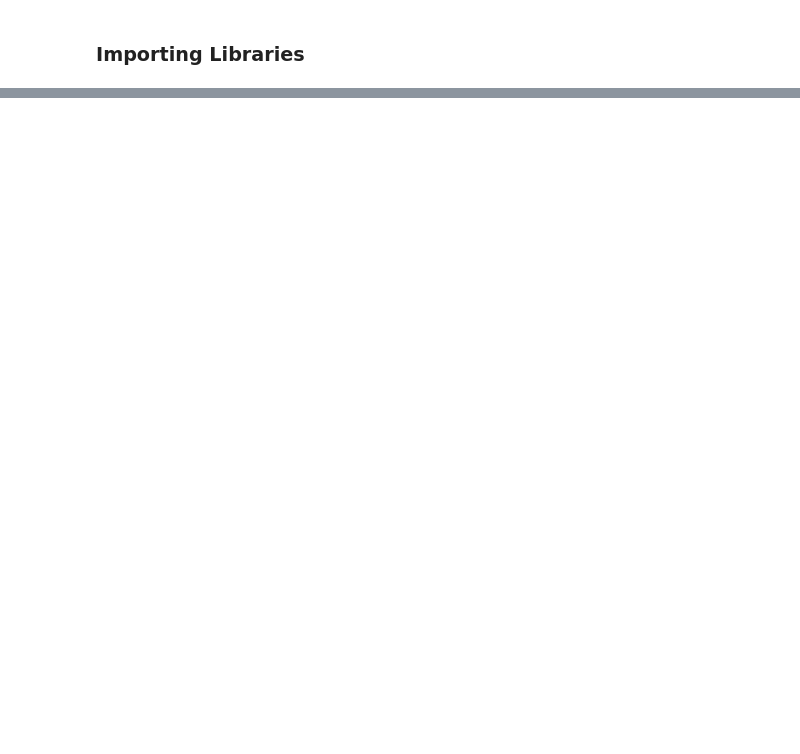
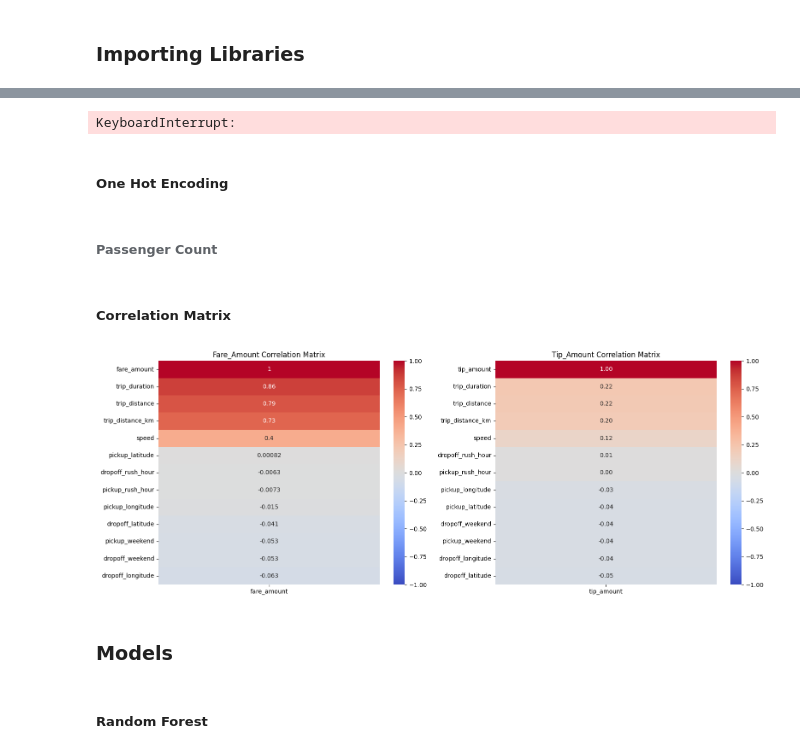
Before and after one commit to evangelineolivia/Assignment2_MachineLearning, a Jupyter notebook: NYTaxiPrediction.ipynb, the cells around one changed output, grey strips where cells are left out. Cells and saved outputs as stored; diff of their text form; code cells hidden in the pictures; blank space fills up the shorter version.

```diff
--- a/NYTaxiPrediction.ipynb
+++ b/NYTaxiPrediction.ipynb
@@ -19,0 +295,77 @@ train.head(5)
+# %%
+url = "https://raw.githubusercontent.com/dwillis/nyc-maps/master/boroughs.geojson"
+boroughs = gpd.read_file(url).to_crs(epsg=4326)
+boroughs = boroughs.rename(columns={'BoroName': 'borough'})  # Adjust if needed
+
+dropoff_gdf = gpd.GeoDataFrame(
+    train,
+    geometry=gpd.points_from_xy(train['dropoff_longitude'], train['dropoff_latitude']),
+    crs='EPSG:4326'
+)
+
+dropoff_with_borough = gpd.sjoin(dropoff_gdf, boroughs[['borough', 'geometry']], how='left', predicate='within')
+train['dropoff_borough'] = dropoff_with_borough['borough']
+# %%
+borough_colors = {
+    'Manhattan': 'red',
+    'Brooklyn': 'blue',
+    'Queens': 'green',
+    'Bronx': 'orange',
+    'JFK': 'black',
+    'Other': 'purple',
+    'Unknown': 'pink'
+}
+
+plt.figure(figsize=(5, 5))
+
+
+for borough, color in borough_colors.items():
+    subset = train[train['dropoff_borough'] == borough]
+    plt.scatter(
+        subset['dropoff_longitude'],
+        subset['dropoff_latitude'],
+        s=1,
+        alpha=0.4,
+        c=color,
+        label=borough
+    )
+
+plt.title("Dropoff Locations by Borough")
+plt.xlabel("Longitude")
+plt.ylabel("Latitude")
+plt.legend(markerscale=10)
+plt.grid(True)
+plt.show()
+# %% [output]
+KeyboardInterrupt:
+# %% [markdown]
+##### One Hot Encoding
+# %% [markdown]
+###### Passenger Count
+# %%
+categorical_cols = ['passenger_count', 'vendor_id','rate_code','payment_type']
+
+train = pd.get_dummies(train, columns=categorical_cols, prefix=categorical_cols)
+test = pd.get_dummies(test, columns=categorical_cols, prefix=categorical_cols)
+# %% [markdown]
+##### Correlation Matrix
+# %%
+numeric_cols = train.select_dtypes(include=['number'])
+
+fare_corr_matrix = numeric_cols.drop(columns=['tip_amount']).corr()
+tip_corr_matrix = numeric_cols.drop(columns=['fare_amount']).corr()
+
+fig, axes = plt.subplots(1, 2, figsize=(16, 6))
+sns.heatmap(fare_corr_matrix[['fare_amount']].sort_values(by='fare_amount', ascending=False),
+            annot=True, cmap='coolwarm', vmin=-1, vmax=1, ax=axes[0])
+axes[0].set_title("Fare_Amount Correlation Matrix")
+sns.heatmap(tip_corr_matrix[['tip_amount']].sort_values(by='tip_amount', ascending=False),
+            annot=True, fmt=".2f", cmap='coolwarm', ax=axes[1], vmin=-1, vmax=1)
+axes[1].set_title("Tip_Amount Correlation Matrix")
+
+plt.tight_layout()
+plt.show()
+# %% [output]
+[figure, added]
+# %% [markdown]
+### Models
@@ -19,0 +383,2 @@ train.head(5)
+# %% [markdown]
+##### Random Forest
```
Also changed, not shown: parts of 69 cells of this notebook.
